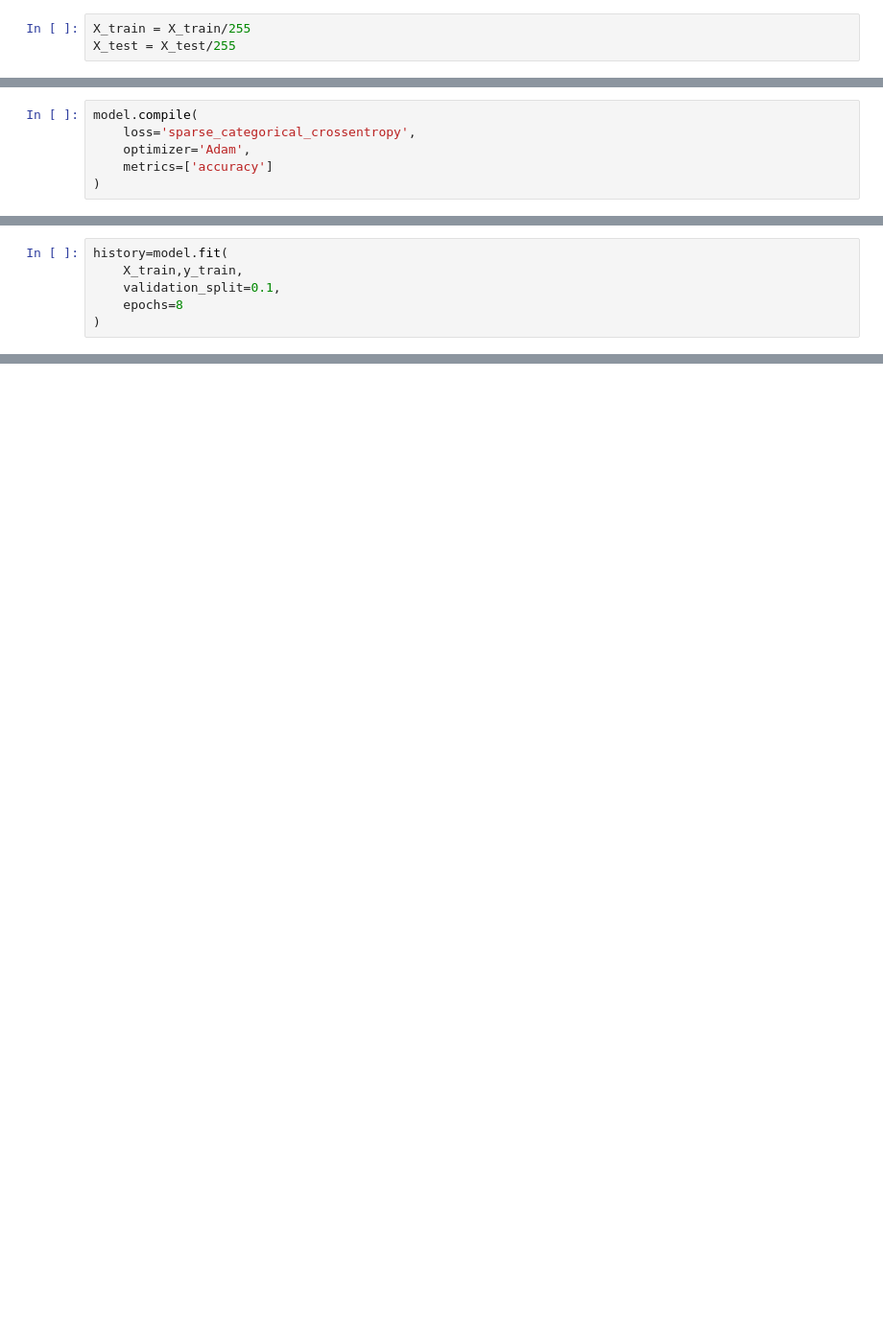
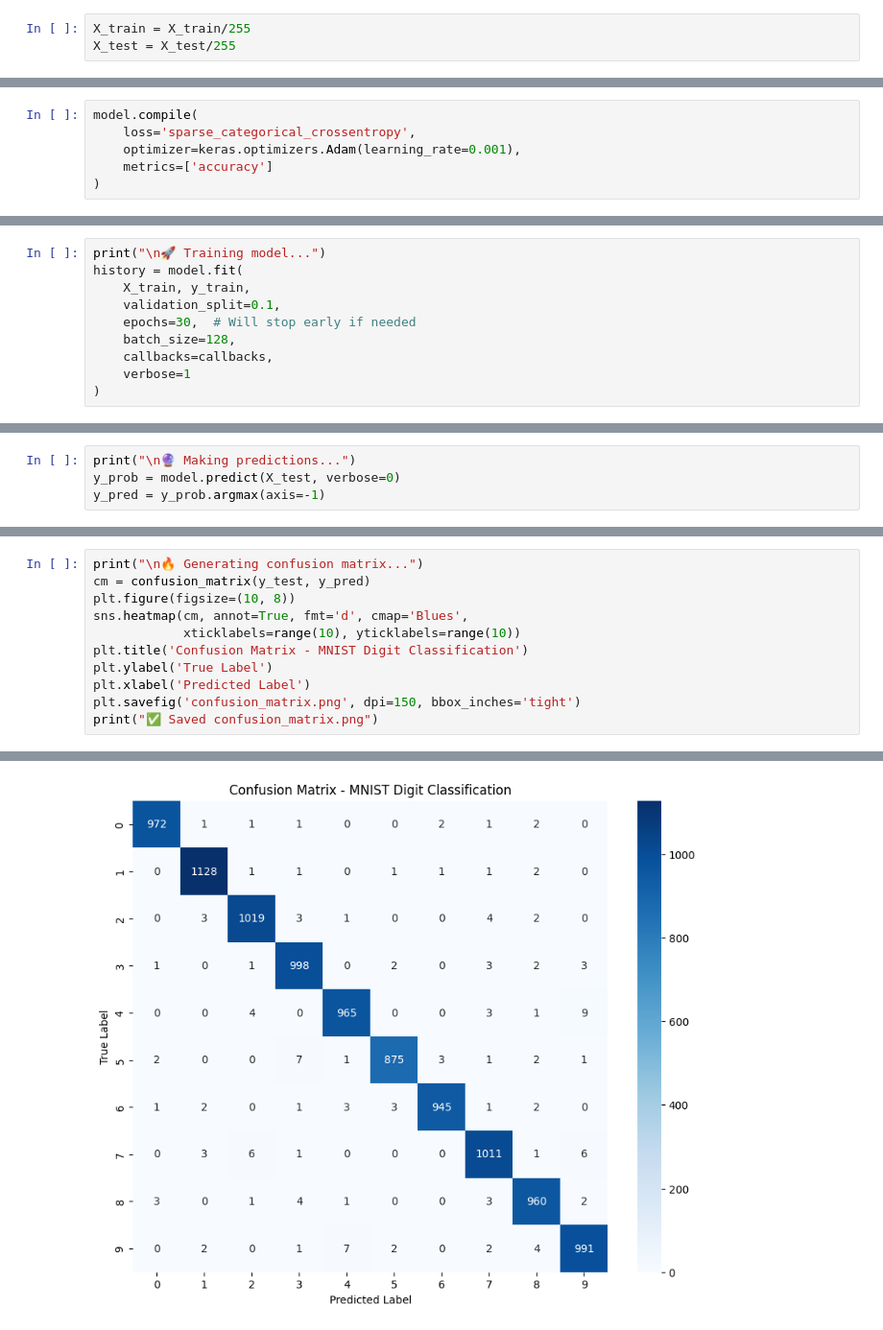
Before and after one commit to theboogeyman81/for_deep_learning, a Jupyter notebook: HandWritten_Digit_Classification.ipynb, the cells around one changed output, grey strips where cells are left out. Shown at 96% size. Drawn from its saved outputs; the diff is of its cells as text; blank space fills up the shorter version.

```diff
--- a/HandWritten_Digit_Classification.ipynb
+++ b/HandWritten_Digit_Classification.ipynb
@@ -95,6 +122,6 @@ Model: "sequential_3"
 # %%
 model.compile(
     loss='sparse_categorical_crossentropy',
-    optimizer='Adam',
+    optimizer=keras.optimizers.Adam(learning_rate=0.001),
     metrics=['accuracy']
 )
@@ -101,7 +155,11 @@ model.compile(
 # %%
-history=model.fit(
-    X_train,y_train,
+print("\n🚀 Training model...")
+history = model.fit(
+    X_train, y_train,
     validation_split=0.1,
-    epochs=8
+    epochs=30,  # Will stop early if needed
+    batch_size=128,
+    callbacks=callbacks,
+    verbose=1
 )
 # %% [output]
@@ -146,0 +218,4 @@ array([[8.4263735e-07, 1.1562310e-10, 2.5668809e-09, 5.1488314e-11,
+# %%
+print("\n🔮 Making predictions...")
+y_prob = model.predict(X_test, verbose=0)
+y_pred = y_prob.argmax(axis=-1)
@@ -146,0 +245,12 @@ array([[8.4263735e-07, 1.1562310e-10, 2.5668809e-09, 5.1488314e-11,
+# %%
+print("\n🔥 Generating confusion matrix...")
+cm = confusion_matrix(y_test, y_pred)
+plt.figure(figsize=(10, 8))
+sns.heatmap(cm, annot=True, fmt='d', cmap='Blues',
+            xticklabels=range(10), yticklabels=range(10))
+plt.title('Confusion Matrix - MNIST Digit Classification')
+plt.ylabel('True Label')
+plt.xlabel('Predicted Label')
+plt.savefig('confusion_matrix.png', dpi=150, bbox_inches='tight')
+print("✅ Saved confusion_matrix.png")
+# %% [output]
@@ -146,0 +259 @@ array([[8.4263735e-07, 1.1562310e-10, 2.5668809e-09, 5.1488314e-11,
+[figure, added]
```
Also changed, not shown: parts of 29 cells of this notebook.
